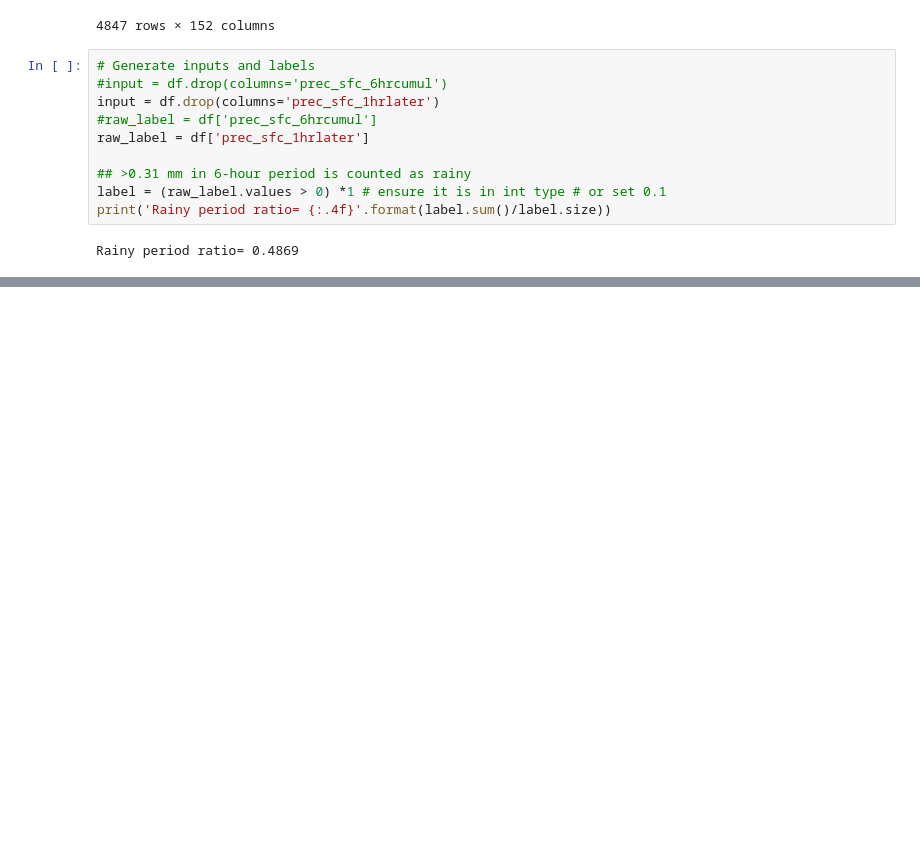
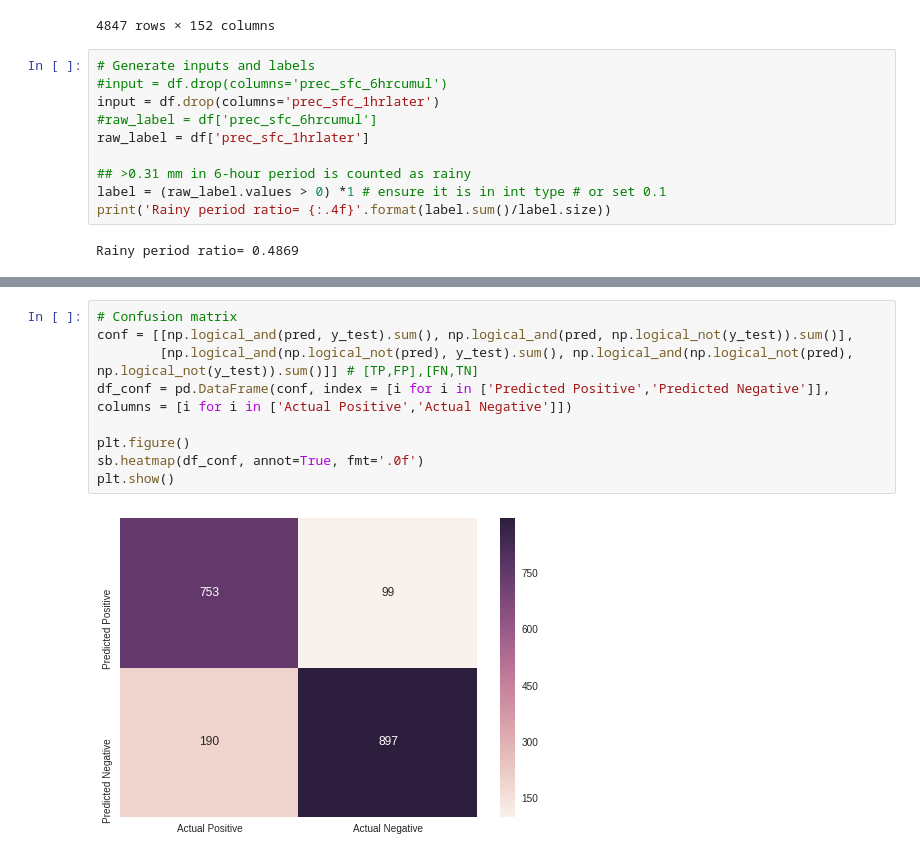
Before and after one commit to kurkutesa/Machine-Learning-Climate-Parameterization, a Jupyter notebook: work/NN/colab/RF-1hrlater.ipynb, the cells around one changed output, grey strips where cells are left out. Drawn from its saved outputs; the diff is of its cells as text; blank space fills up the shorter version.

Commit message:
Plot confusion matrix

```diff
--- a/work/NN/colab/RF-1hrlater.ipynb
+++ b/work/NN/colab/RF-1hrlater.ipynb
@@ -176,0 +178,11 @@ Predicted number of rainy hours= 830, total hours= 1939
+# %%
+# Confusion matrix
+conf = [[np.logical_and(pred, y_test).sum(), np.logical_and(pred, np.logical_not(y_test)).sum()],
+        [np.logical_and(np.logical_not(pred), y_test).sum(), np.logical_and(np.logical_not(pred), np.logical_not(y_test)).sum()]] # [TP,FP],[FN,TN]
+df_conf = pd.DataFrame(conf, index = [i for i in ['Predicted Positive','Predicted Negative']], columns = [i for i in ['Actual Positive','Actual Negative']])
+
+plt.figure()
+sb.heatmap(df_conf, annot=True, fmt='.0f')
+plt.show()
+# %% [output]
+[figure, added]
```
Also changed, not shown: parts of 5 cells of this notebook.
